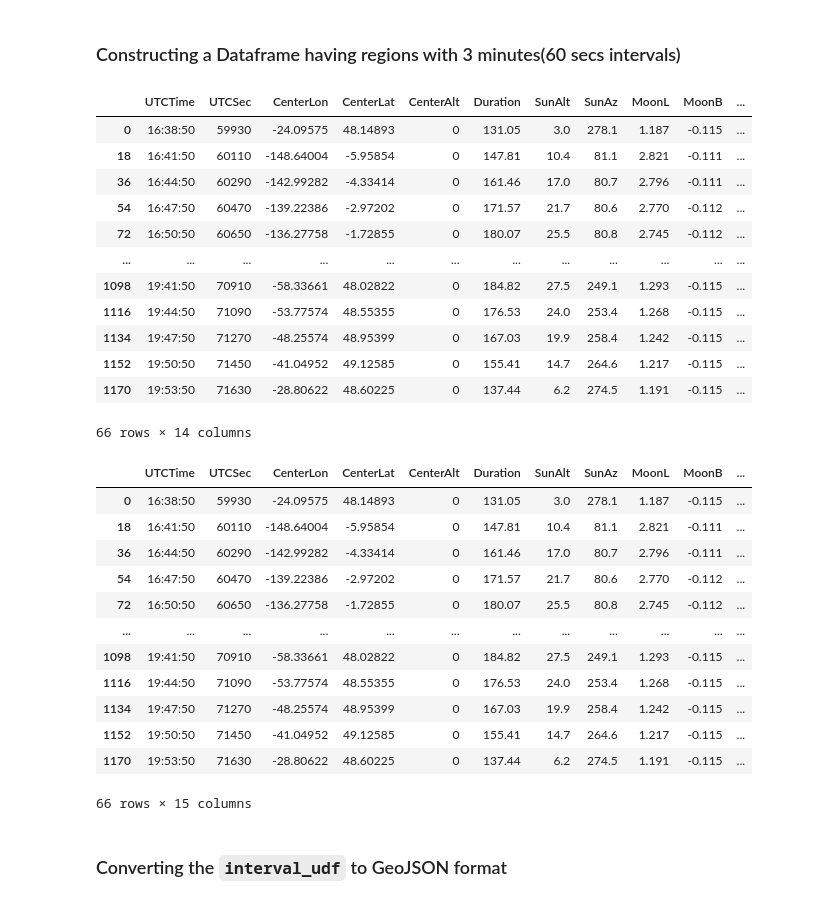
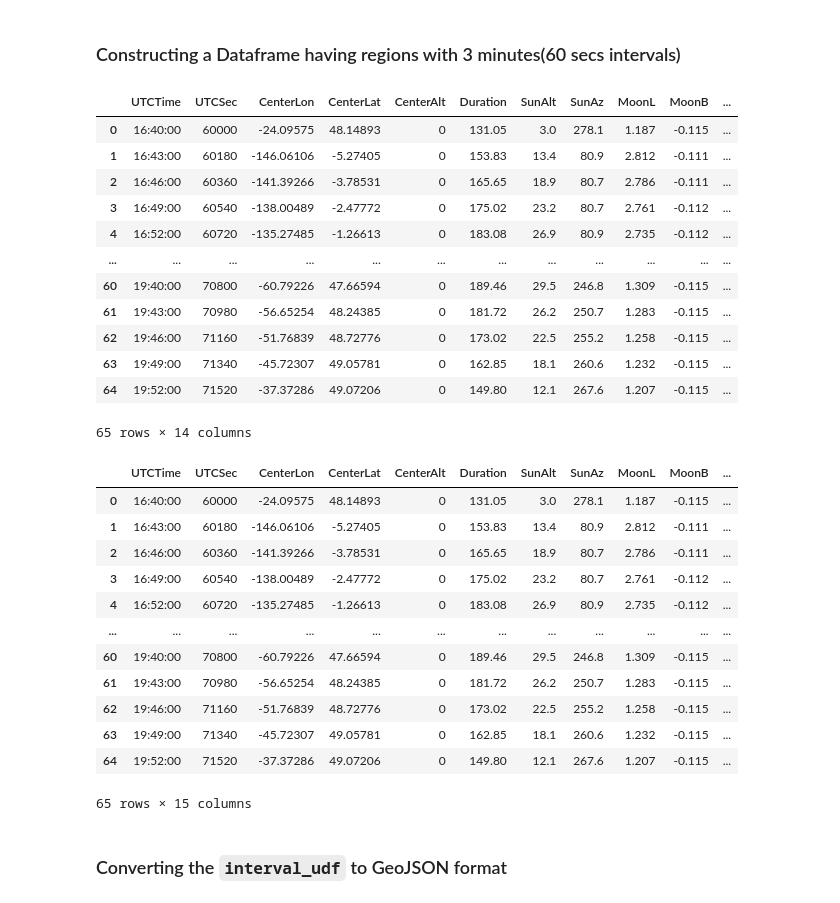
Before and after one commit to pranavarora1895/advanced-data-visualization, a Jupyter notebook: Assignment 7/COMP6934_Assignment7.ipynb, the cells around one changed output. Saved outputs shown, nothing was run; the diff lists cells and outputs as text; code cells hidden in the pictures.

```diff
--- a/Assignment 7/COMP6934_Assignment7.ipynb
+++ b/Assignment 7/COMP6934_Assignment7.ipynb
@@ -83,26 +76,27 @@ udf['NLTSecs'] = udf['UTCSec'] - 9000
 # %%
 interval_udf = pd.DataFrame()
-init_sec = 50930
+init_sec = 51000
 
 while init_sec <= 62630:
     interval_udf = pd.concat([interval_udf, udf[udf['NLTSecs'] == init_sec]])
     init_sec += 180
 
+interval_udf = interval_udf.reset_index(drop=True)
 interval_udf
 # %% [output]
 |  | UTCTime | UTCSec | CenterLon | CenterLat | CenterAlt | Duration | SunAlt | SunAz | MoonL | MoonB | ... |
-| 0 | 16:38:50 | 59930 | -24.09575 | 48.14893 | 0 | 131.05 | 3.0 | 278.1 | 1.187 | -0.115 | ... |
-| 18 | 16:41:50 | 60110 | -148.64004 | -5.95854 | 0 | 147.81 | 10.4 | 81.1 | 2.821 | -0.111 | ... |
-| 36 | 16:44:50 | 60290 | -142.99282 | -4.33414 | 0 | 161.46 | 17.0 | 80.7 | 2.796 | -0.111 | ... |
-| 54 | 16:47:50 | 60470 | -139.22386 | -2.97202 | 0 | 171.57 | 21.7 | 80.6 | 2.770 | -0.112 | ... |
-| 72 | 16:50:50 | 60650 | -136.27758 | -1.72855 | 0 | 180.07 | 25.5 | 80.8 | 2.745 | -0.112 | ... |
+| 0 | 16:40:00 | 60000 | -24.09575 | 48.14893 | 0 | 131.05 | 3.0 | 278.1 | 1.187 | -0.115 | ... |
+| 1 | 16:43:00 | 60180 | -146.06106 | -5.27405 | 0 | 153.83 | 13.4 | 80.9 | 2.812 | -0.111 | ... |
+| 2 | 16:46:00 | 60360 | -141.39266 | -3.78531 | 0 | 165.65 | 18.9 | 80.7 | 2.786 | -0.111 | ... |
+| 3 | 16:49:00 | 60540 | -138.00489 | -2.47772 | 0 | 175.02 | 23.2 | 80.7 | 2.761 | -0.112 | ... |
+| 4 | 16:52:00 | 60720 | -135.27485 | -1.26613 | 0 | 183.08 | 26.9 | 80.9 | 2.735 | -0.112 | ... |
 | ... | ... | ... | ... | ... | ... | ... | ... | ... | ... | ... | ... |
-| 1098 | 19:41:50 | 70910 | -58.33661 | 48.02822 | 0 | 184.82 | 27.5 | 249.1 | 1.293 | -0.115 | ... |
-| 1116 | 19:44:50 | 71090 | -53.77574 | 48.55355 | 0 | 176.53 | 24.0 | 253.4 | 1.268 | -0.115 | ... |
-| 1134 | 19:47:50 | 71270 | -48.25574 | 48.95399 | 0 | 167.03 | 19.9 | 258.4 | 1.242 | -0.115 | ... |
-| 1152 | 19:50:50 | 71450 | -41.04952 | 49.12585 | 0 | 155.41 | 14.7 | 264.6 | 1.217 | -0.115 | ... |
-| 1170 | 19:53:50 | 71630 | -28.80622 | 48.60225 | 0 | 137.44 | 6.2 | 274.5 | 1.191 | -0.115 | ... |
+| 60 | 19:40:00 | 70800 | -60.79226 | 47.66594 | 0 | 189.46 | 29.5 | 246.8 | 1.309 | -0.115 | ... |
+| 61 | 19:43:00 | 70980 | -56.65254 | 48.24385 | 0 | 181.72 | 26.2 | 250.7 | 1.283 | -0.115 | ... |
+| 62 | 19:46:00 | 71160 | -51.76839 | 48.72776 | 0 | 173.02 | 22.5 | 255.2 | 1.258 | -0.115 | ... |
+| 63 | 19:49:00 | 71340 | -45.72307 | 49.05781 | 0 | 162.85 | 18.1 | 260.6 | 1.232 | -0.115 | ... |
+| 64 | 19:52:00 | 71520 | -37.37286 | 49.07206 | 0 | 149.80 | 12.1 | 267.6 | 1.207 | -0.115 | ... |
-66 rows × 14 columns
+65 rows × 14 columns
 # %%
 utc_time = interval_udf['UTCTime']
 utc_time = pd.to_datetime(utc_time, format='%H:%M:%S')
@@ -110,18 +104,18 @@ interval_udf['NLTime'] = (utc_time - pd.Timedelta(hours=2, minutes=30)).dt.strft
 interval_udf
 # %% [output]
 |  | UTCTime | UTCSec | CenterLon | CenterLat | CenterAlt | Duration | SunAlt | SunAz | MoonL | MoonB | ... |
-| 0 | 16:38:50 | 59930 | -24.09575 | 48.14893 | 0 | 131.05 | 3.0 | 278.1 | 1.187 | -0.115 | ... |
-| 18 | 16:41:50 | 60110 | -148.64004 | -5.95854 | 0 | 147.81 | 10.4 | 81.1 | 2.821 | -0.111 | ... |
-| 36 | 16:44:50 | 60290 | -142.99282 | -4.33414 | 0 | 161.46 | 17.0 | 80.7 | 2.796 | -0.111 | ... |
-| 54 | 16:47:50 | 60470 | -139.22386 | -2.97202 | 0 | 171.57 | 21.7 | 80.6 | 2.770 | -0.112 | ... |
-| 72 | 16:50:50 | 60650 | -136.27758 | -1.72855 | 0 | 180.07 | 25.5 | 80.8 | 2.745 | -0.112 | ... |
+| 0 | 16:40:00 | 60000 | -24.09575 | 48.14893 | 0 | 131.05 | 3.0 | 278.1 | 1.187 | -0.115 | ... |
+| 1 | 16:43:00 | 60180 | -146.06106 | -5.27405 | 0 | 153.83 | 13.4 | 80.9 | 2.812 | -0.111 | ... |
+| 2 | 16:46:00 | 60360 | -141.39266 | -3.78531 | 0 | 165.65 | 18.9 | 80.7 | 2.786 | -0.111 | ... |
+| 3 | 16:49:00 | 60540 | -138.00489 | -2.47772 | 0 | 175.02 | 23.2 | 80.7 | 2.761 | -0.112 | ... |
+| 4 | 16:52:00 | 60720 | -135.27485 | -1.26613 | 0 | 183.08 | 26.9 | 80.9 | 2.735 | -0.112 | ... |
 | ... | ... | ... | ... | ... | ... | ... | ... | ... | ... | ... | ... |
-| 1098 | 19:41:50 | 70910 | -58.33661 | 48.02822 | 0 | 184.82 | 27.5 | 249.1 | 1.293 | -0.115 | ... |
-| 1116 | 19:44:50 | 71090 | -53.77574 | 48.55355 | 0 | 176.53 | 24.0 | 253.4 | 1.268 | -0.115 | ... |
-| 1134 | 19:47:50 | 71270 | -48.25574 | 48.95399 | 0 | 167.03 | 19.9 | 258.4 | 1.242 | -0.115 | ... |
-| 1152 | 19:50:50 | 71450 | -41.04952 | 49.12585 | 0 | 155.41 | 14.7 | 264.6 | 1.217 | -0.115 | ... |
-| 1170 | 19:53:50 | 71630 | -28.80622 | 48.60225 | 0 | 137.44 | 6.2 | 274.5 | 1.191 | -0.115 | ... |
+| 60 | 19:40:00 | 70800 | -60.79226 | 47.66594 | 0 | 189.46 | 29.5 | 246.8 | 1.309 | -0.115 | ... |
+| 61 | 19:43:00 | 70980 | -56.65254 | 48.24385 | 0 | 181.72 | 26.2 | 250.7 | 1.283 | -0.115 | ... |
+| 62 | 19:46:00 | 71160 | -51.76839 | 48.72776 | 0 | 173.02 | 22.5 | 255.2 | 1.258 | -0.115 | ... |
+| 63 | 19:49:00 | 71340 | -45.72307 | 49.05781 | 0 | 162.85 | 18.1 | 260.6 | 1.232 | -0.115 | ... |
+| 64 | 19:52:00 | 71520 | -37.37286 | 49.07206 | 0 | 149.80 | 12.1 | 267.6 | 1.207 | -0.115 | ... |
-66 rows × 15 columns
+65 rows × 15 columns
 # %% [markdown]
 ### Converting the `interval_udf` to GeoJSON format
 # %%
```
Also changed, not shown: parts of 4 cells of this notebook, 1 other file.
